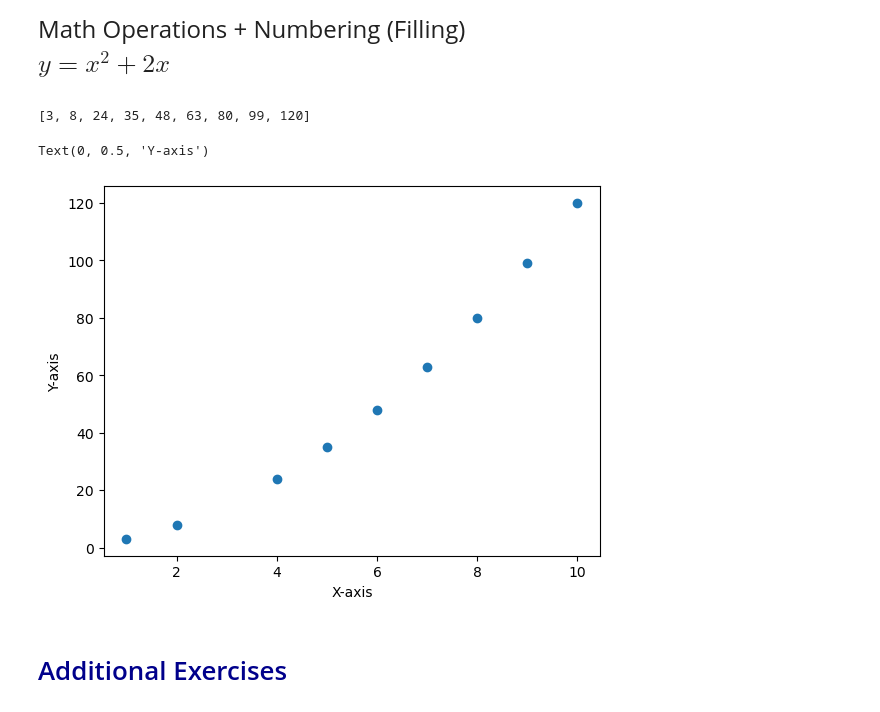
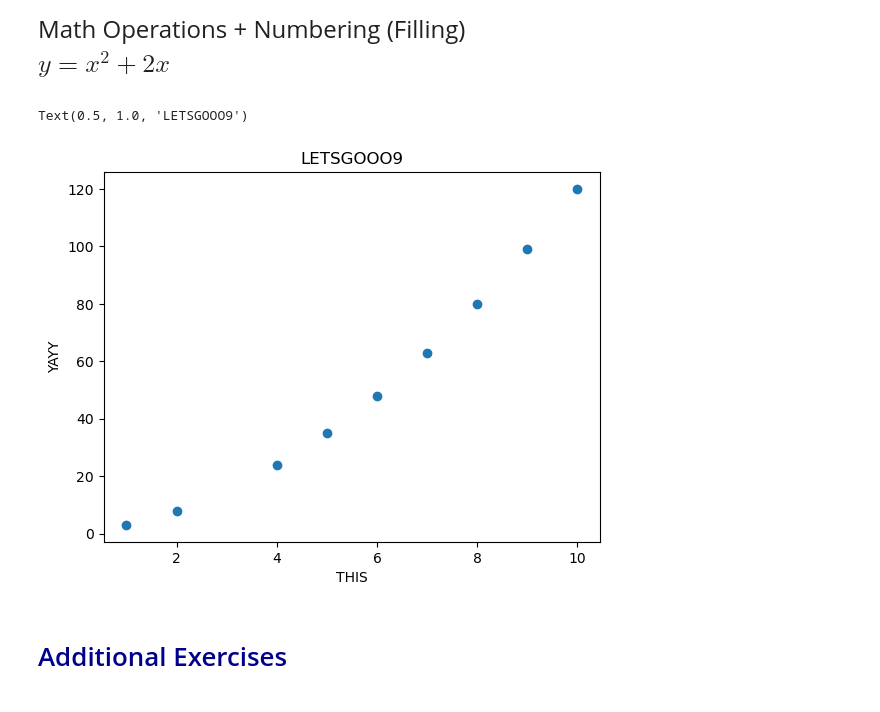
Before and after one commit to JeffreyZhous/qtm151spring2024, a Jupyter notebook: lecture_05/lecture_5.ipynb, the cells around one changed output. Cells and saved outputs as stored; diff of their text form; code cells hidden in the pictures.

```diff
--- a/lecture_05/lecture_5.ipynb
+++ b/lecture_05/lecture_5.ipynb
@@ -314,27 +325,23 @@ $ y = x^2 + 2x$
 # %%
 # Create a list of x-values list_x = [1,2,4,5, ..., 50]
 # Create a list of y-values to fill in later.
 # The "range(
 
 list_x = [1,2,4,5,6,7,8,9,10]
 list_y = [None] * len(list_x)
 
-# Create an index
-#for each none in y list replace it with listx^2 + 2 * listx
 index = 0
 for x in list_x:
-    list_y[index] = list_x[index]**2 + 2*list_x[index]
+    list_y[index] = (list_x[index]**2 + 2*list_x[index])
     index = index + 1
 
-# Display results visually
-print(list_y)
 plt.scatter(list_x, list_y)
-plt.xlabel("X-axis")
-plt.ylabel("Y-axis")
+plt.xlabel("THIS")
+plt.ylabel("YAYY")
+plt.title("LETSGOOO" + str(index))
 # %% [output]
-[3, 8, 24, 35, 48, 63, 80, 99, 120]
+Text(0.5, 1.0, 'LETSGOOO9')
-Text(0, 0.5, 'Y-axis')
-[figure, old version]
+[figure, new version]
 # %% [markdown]
 # <span style="color:darkblue"> Additional Exercises </span>
 # %% [markdown]
```
Also changed, not shown: parts of 7 cells of this notebook, 7 other files.
